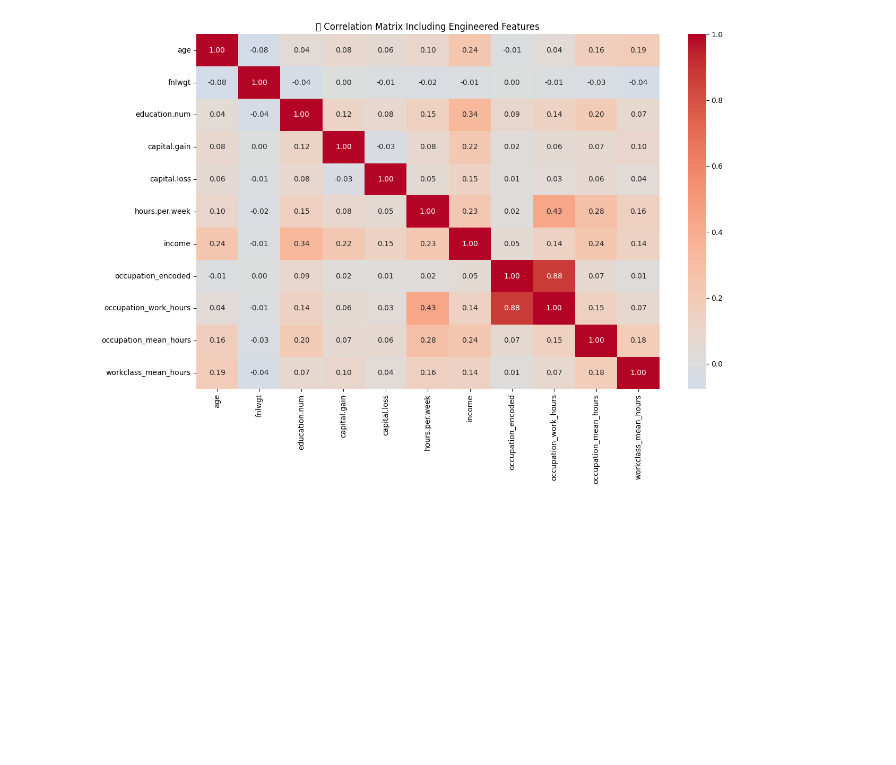
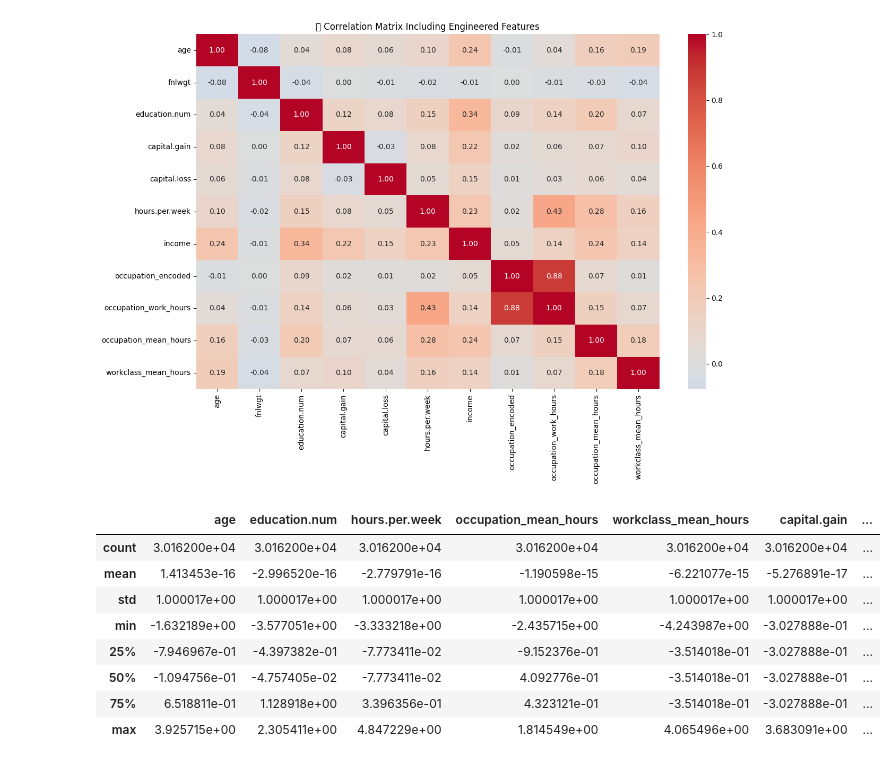
Before and after one commit to vijaivimu/SDS-CP034-incomeinsight, a Jupyter notebook: submissions/team-members/Vijai/03_week2_feature_eng.ipynb, the cells around one changed output. Drawn from its saved outputs; the diff is of its cells as text; code cells hidden in the pictures; blank space fills up the shorter version.

Commit message:
Week2 - question3

```diff
--- a/submissions/team-members/Vijai/03_week2_feature_eng.ipynb
+++ b/submissions/team-members/Vijai/03_week2_feature_eng.ipynb
@@ -158,3 +158,43 @@ plt.savefig("charts/week2_q2_heatmap_engineered_features.png", bbox_inches='tigh
 plt.show()
 # %% [output]
 [figure]
+# %%
+# Create mean hours per occupation and workclass
+occupation_mean = df_cleaned.groupby('occupation')['hours.per.week'].mean()
+workclass_mean = df_cleaned.groupby('workclass')['hours.per.week'].mean()
+
+# Map the means back to each row
+df_cleaned['occupation_mean_hours'] = df_cleaned['occupation'].map(occupation_mean)
+df_cleaned['workclass_mean_hours'] = df_cleaned['workclass'].map(workclass_mean)
+# %%
+import numpy as np
+from sklearn.preprocessing import StandardScaler
+
+# Apply log transformation to skewed features
+df_cleaned['capital.gain'] = np.log1p(df_cleaned['capital.gain'])
+df_cleaned['capital.loss'] = np.log1p(df_cleaned['capital.loss'])
+df_cleaned['fnlwgt'] = np.log1p(df_cleaned['fnlwgt'])  # Optional
+
+# List of features to scale
+scale_cols = [
+    'age', 'education.num', 'hours.per.week',
+    'occupation_mean_hours', 'workclass_mean_hours',
+    'capital.gain', 'capital.loss'
+]
+
+# Standard scaling
+scaler = StandardScaler()
+df_cleaned[scale_cols] = scaler.fit_transform(df_cleaned[scale_cols])
+
+# Preview scaled data
+df_cleaned[scale_cols].describe()
+# %% [output]
+|  | age | education.num | hours.per.week | occupation_mean_hours | workclass_mean_hours | capital.gain | ... |
+| count | 3.016200e+04 | 3.016200e+04 | 3.016200e+04 | 3.016200e+04 | 3.016200e+04 | 3.016200e+04 | ... |
+| mean | 1.413453e-16 | -2.996520e-16 | -2.779791e-16 | -1.190598e-15 | -6.221077e-15 | -5.276891e-17 | ... |
+| std | 1.000017e+00 | 1.000017e+00 | 1.000017e+00 | 1.000017e+00 | 1.000017e+00 | 1.000017e+00 | ... |
+| min | -1.632189e+00 | -3.577051e+00 | -3.333218e+00 | -2.435715e+00 | -4.243987e+00 | -3.027888e-01 | ... |
+| 25% | -7.946967e-01 | -4.397382e-01 | -7.773411e-02 | -9.152376e-01 | -3.514018e-01 | -3.027888e-01 | ... |
+| 50% | -1.094756e-01 | -4.757405e-02 | -7.773411e-02 | 4.092776e-01 | -3.514018e-01 | -3.027888e-01 | ... |
+| 75% | 6.518811e-01 | 1.128918e+00 | 3.396356e-01 | 4.323121e-01 | -3.514018e-01 | -3.027888e-01 | ... |
+| max | 3.925715e+00 | 2.305411e+00 | 4.847229e+00 | 1.814549e+00 | 4.065496e+00 | 3.683091e+00 | ... |
```
Also changed, not shown: 1 other file.
